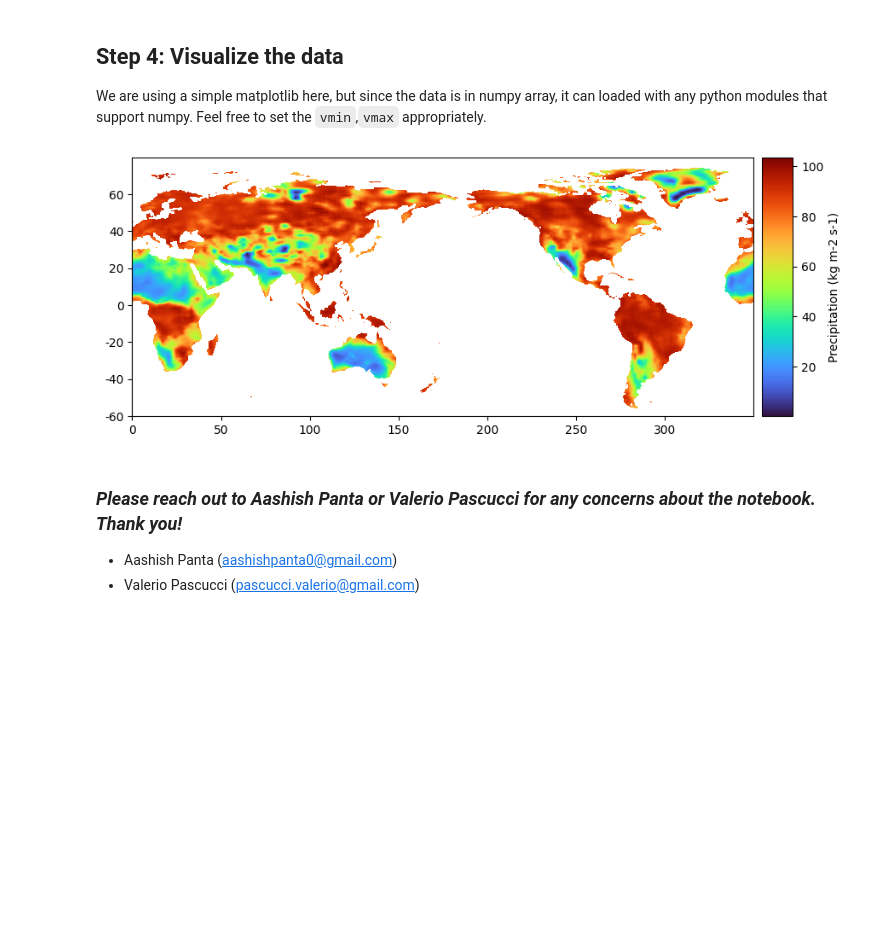
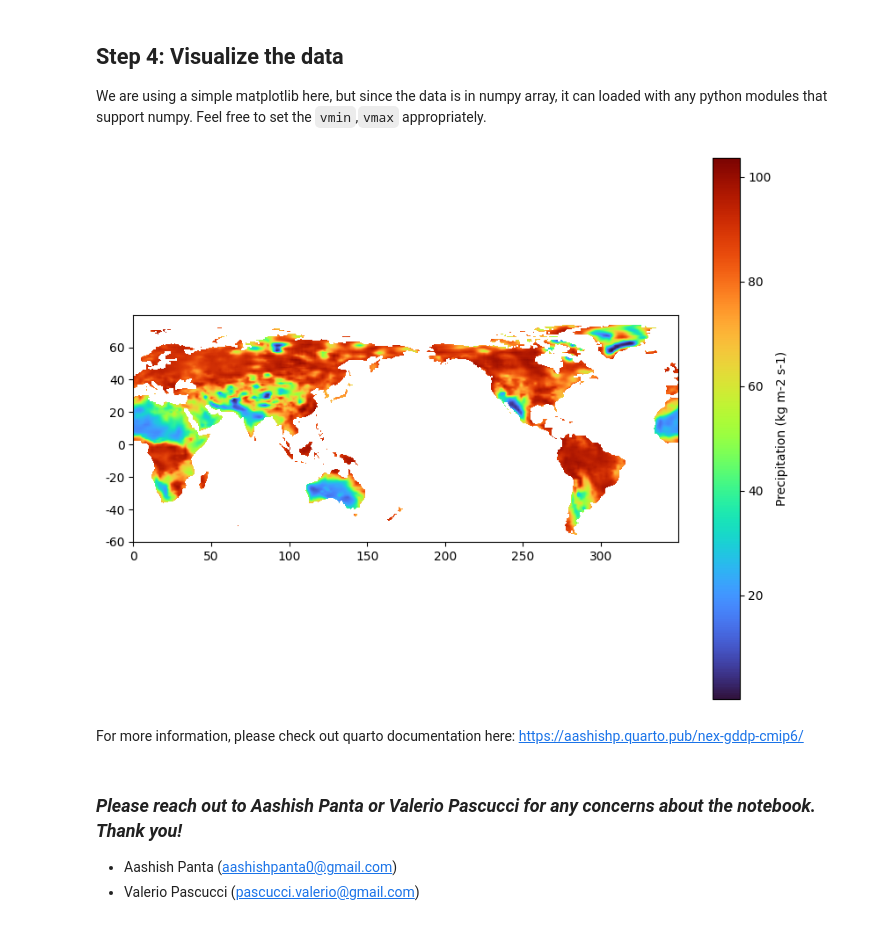
Before and after one commit to aashishpanta0/Intro-to-Interactive-Data-Analysis-Tutorial, a Jupyter notebook: 1-Read-CMIP6.ipynb, the cells around one changed output. Saved outputs shown, nothing was run; the diff lists cells and outputs as text; code cells hidden in the pictures; blank space fills up the shorter version.

```diff
--- a/1-Read-CMIP6.ipynb
+++ b/1-Read-CMIP6.ipynb
@@ -68,31 +67,30 @@ We are using a simple matplotlib here, but since the data is in numpy array, it
 # %%
 y_max, x_max = data.shape
 xlabels = [str(x) for x in range(0, 360, 50)]
 ylabels = [str(y) for y in range(-60, 90, 20)]
 xticks = np.linspace(0, x_max, len(xlabels))
 yticks = np.linspace(0, y_max, len(ylabels))
 
 # Create the plot
 fig, axes = plt.subplots(1, 1,figsize=(10, 8))
 axes.set_xticks(xticks)
 axes.set_xticklabels(xlabels)
 axes.set_yticks(yticks)
 axes.set_yticklabels(ylabels)
 
 # Plot the data
 im = axes.imshow(data[:, :], origin='lower', cmap='turbo')
 
-divider = make_axes_locatable(axes)
-cax = divider.append_axes("right", size="5%", pad=0.1)  # Adjust size and pad as needed
 
-# Add the colorbar
-cbar = plt.colorbar(im, cax=cax)
+cbar = plt.colorbar(im)
 cbar.set_label('Precipitation (kg m-2 s-1)')
 
 # Show the plot
 plt.show()
 # %% [output]
-[figure, old version]
+[figure, new version]
+# %% [markdown]
+For more information, please check out quarto documentation here: https://aashishp.quarto.pub/nex-gddp-cmip6/
 # %% [markdown]
 ### *Please reach out to Aashish Panta or Valerio Pascucci for any concerns about the notebook. Thank you!*
 - Aashish Panta (aashishpanta0@gmail.com)
```
Also changed, not shown: parts of 1 cell of this notebook, 5 other files.
